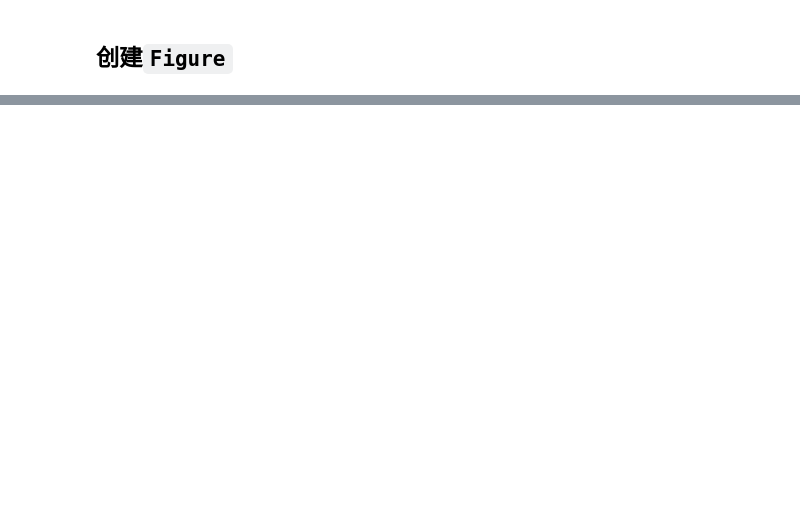
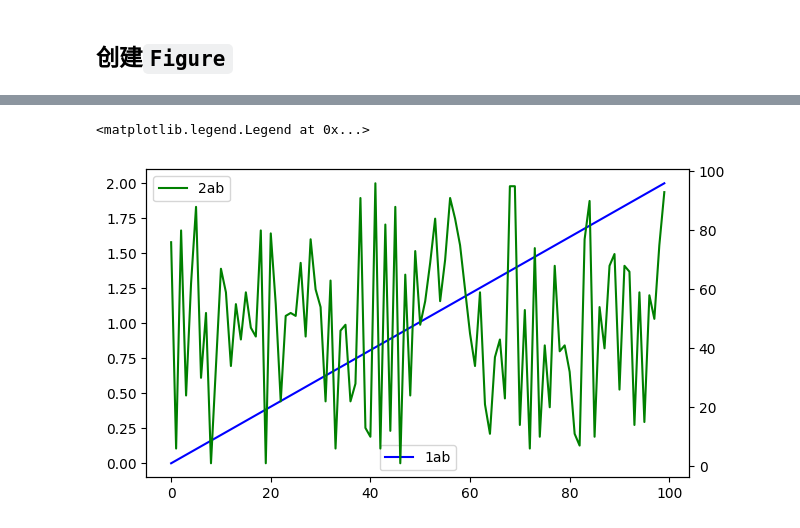
Before and after one commit to tcfh2016/knowledge-map, a Jupyter notebook: Techs/data-science/visualization/matplotlib/axes-figure/figure_axes.ipynb, the cells around one changed output, grey strips where cells are left out. Cells and saved outputs as stored; diff of their text form; code cells hidden in the pictures; blank space fills up the shorter version.

```diff
--- a/Techs/data-science/visualization/matplotlib/axes-figure/figure_axes.ipynb
+++ b/Techs/data-science/visualization/matplotlib/axes-figure/figure_axes.ipynb
@@ -12,0 +17,22 @@ plt.show()
+# %%
+import matplotlib.pyplot as plt
+from matplotlib.figure import Figure
+import numpy as np
+
+arr1 = np.linspace(0, 2, 100)
+arr2 = np.random.randint(0, 100, 100)
+
+#这行代码没有办法设置第二坐标
+#fig = Figure(figsize=(8, 4), dpi=100)
+#使用下面这行代码就可以。隐式接口`plt.plot()`会自动跟踪最近一次的axes，所以看起来ax2没有使用，实际上并非如此
+fig = plt.figure(figsize=(7, 4)) # 设置图形大小
+ax1 = fig.subplots()
+plt.plot(arr1, 'b', lw=1.5, label='1ab')
+plt.legend(loc=8)
+
+ax2 = ax1.twinx()
+plt.plot(arr2, 'g', lw=1.5, label='2ab')
+plt.legend(loc=0)
+# %% [output]
+<matplotlib.legend.Legend at 0x...>
+[figure, added]
```
Also changed, not shown: parts of 3 cells of this notebook, 4 other files.
